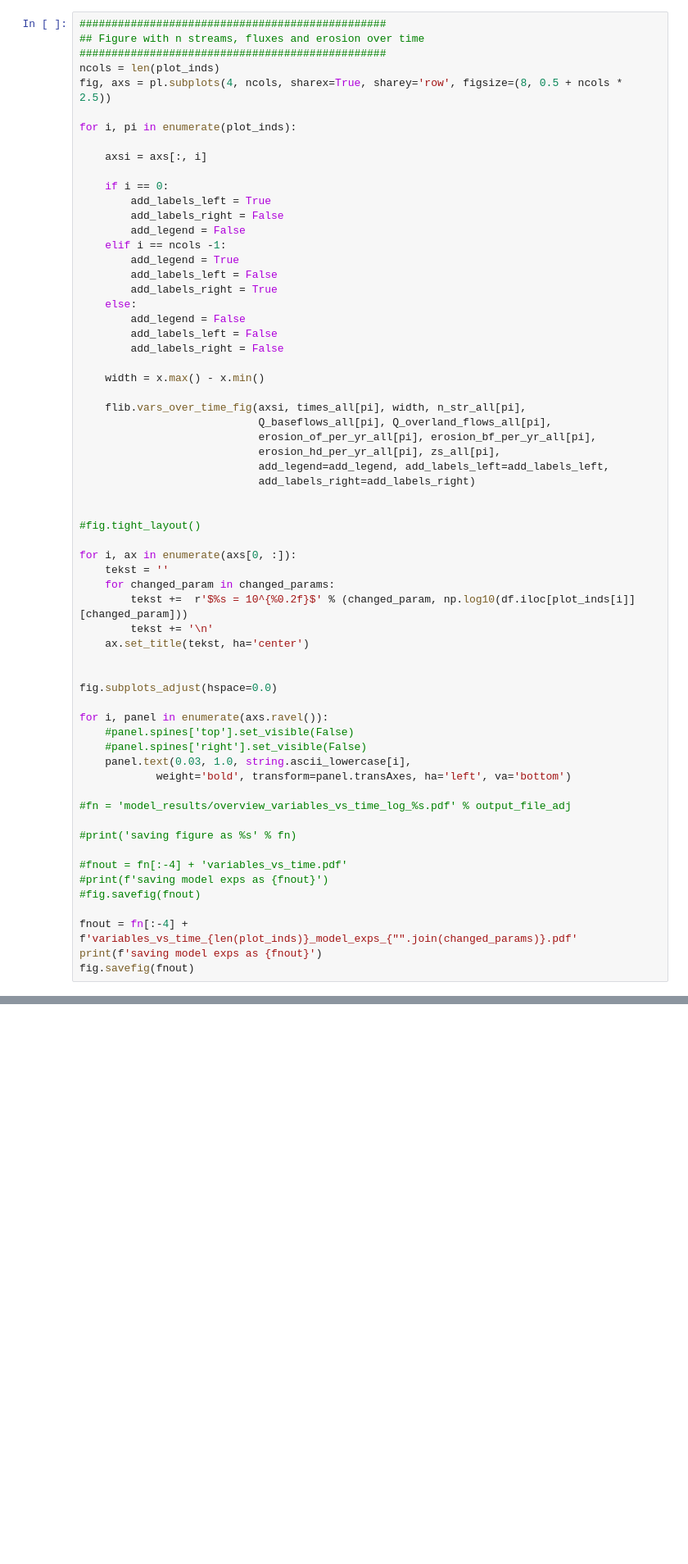
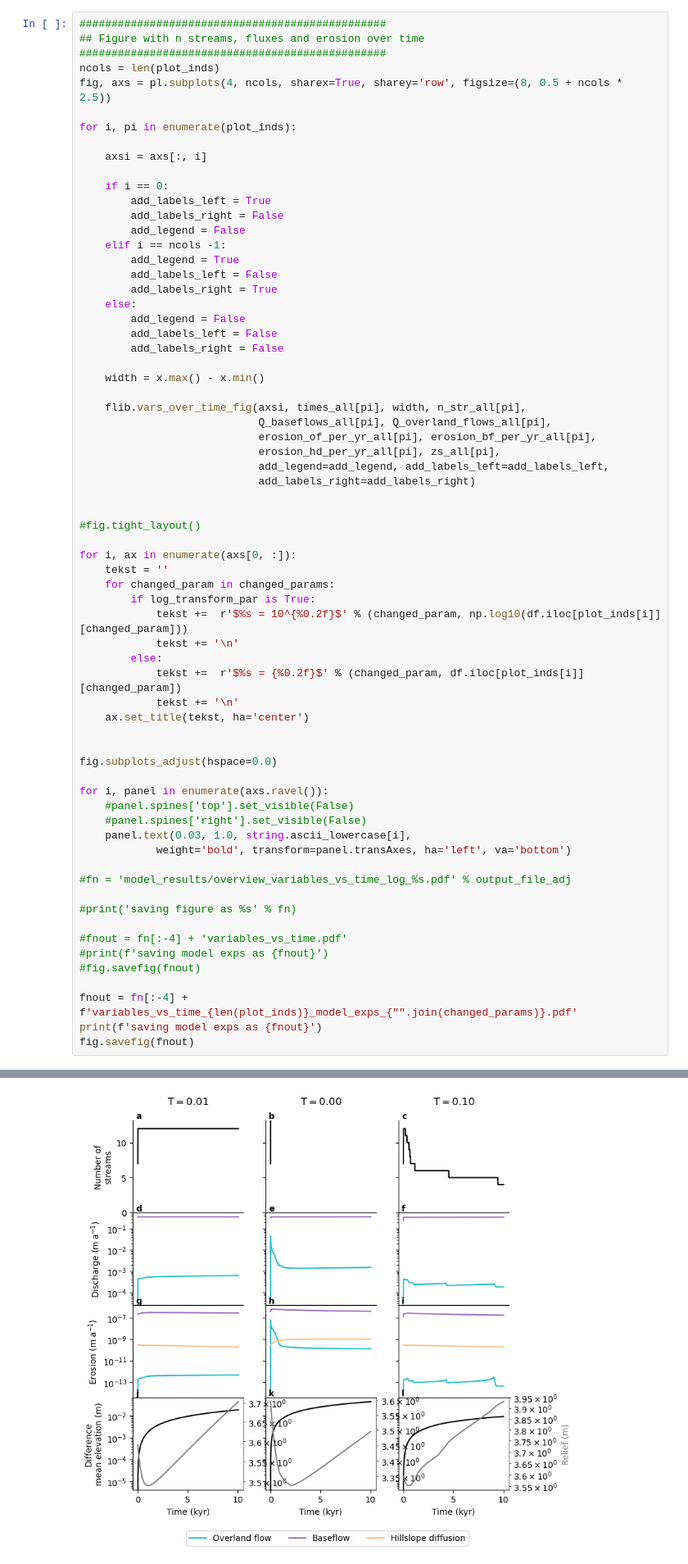
Before and after one commit to ElcoLuijendijk/goemod, a Jupyter notebook: figures_model_runs.ipynb, the cells around one changed output, grey strips where cells are left out. Shown at 82% size. Saved outputs shown, nothing was run; the diff lists cells and outputs as text; blank space fills up the shorter version.

```diff
--- a/figures_model_runs.ipynb
+++ b/figures_model_runs.ipynb
@@ -254,8 +271,12 @@ for i, pi in enumerate(plot_inds):
 for i, ax in enumerate(axs[0, :]):
     tekst = ''
     for changed_param in changed_params:
-        tekst +=  r'$%s = 10^{%0.2f}$' % (changed_param, np.log10(df.iloc[plot_inds[i]][changed_param]))
-        tekst += '\n'
+        if log_transform_par is True:
+            tekst +=  r'$%s = 10^{%0.2f}$' % (changed_param, np.log10(df.iloc[plot_inds[i]][changed_param]))
+            tekst += '\n'
+        else:
+            tekst +=  r'$%s = {%0.2f}$' % (changed_param, df.iloc[plot_inds[i]][changed_param])
+            tekst += '\n'
     ax.set_title(tekst, ha='center')
 
 
@@ -278,3 +299,4 @@ for i, panel in enumerate(axs.ravel()):
 fnout = fn[:-4] + f'variables_vs_time_{len(plot_inds)}_model_exps_{"".join(changed_params)}.pdf'
 print(f'saving model exps as {fnout}')
 fig.savefig(fnout)
+# %% [output]
@@ -280,0 +304 @@ fig.savefig(fnout)
+[figure, added]
```
Also changed, not shown: parts of 8 cells of this notebook.
